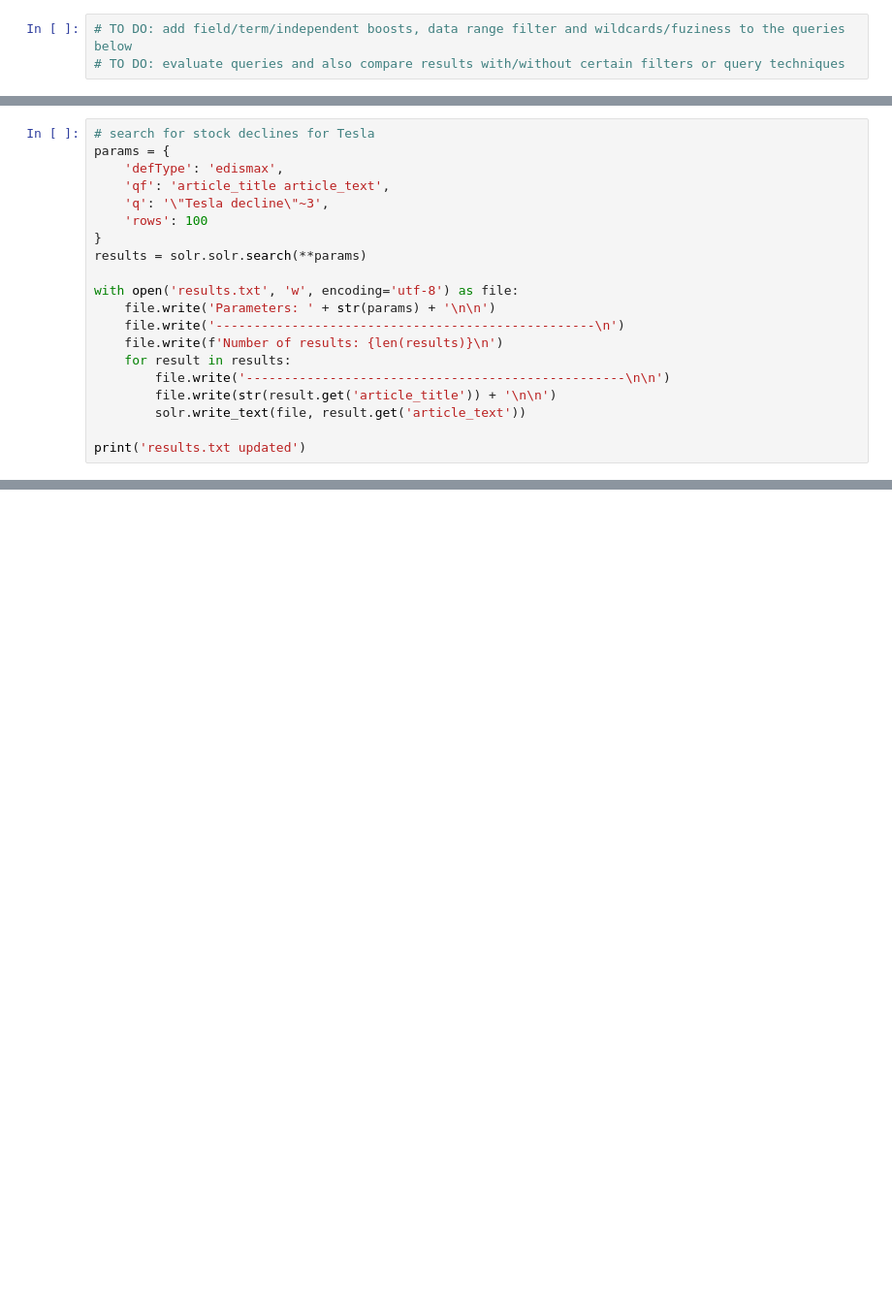
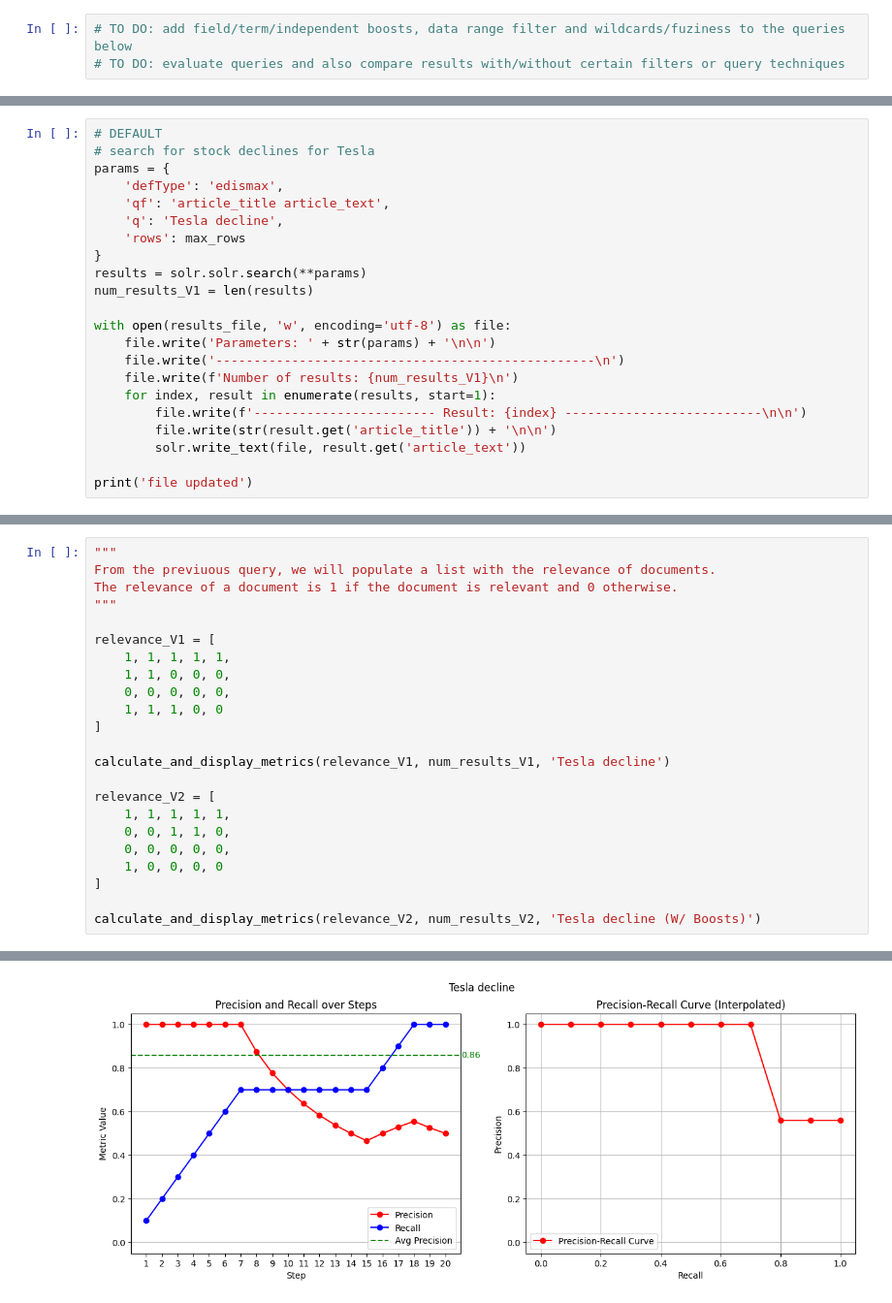
Before and after one commit to Henrique-O-S/PRI, a Jupyter notebook: src/solr.ipynb, the cells around one changed output, grey strips where cells are left out. Shown: that part at 97% size. Cells and saved outputs as stored; diff of their text form; blank space fills up the shorter version.

```diff
--- a/src/solr.ipynb
+++ b/src/solr.ipynb
@@ -66,20 +214,22 @@ print('results.txt updated')
 # %%
+# DEFAULT
 # search for stock declines for Tesla
 params = {
     'defType': 'edismax',
     'qf': 'article_title article_text',
-    'q': '\"Tesla decline\"~3',
-    'rows': 100
+    'q': 'Tesla decline',
+    'rows': max_rows
 }
 results = solr.solr.search(**params)
+num_results_V1 = len(results)
 
-with open('results.txt', 'w', encoding='utf-8') as file:
+with open(results_file, 'w', encoding='utf-8') as file:
     file.write('Parameters: ' + str(params) + '\n\n')
     file.write('--------------------------------------------------\n')
-    file.write(f'Number of results: {len(results)}\n')
-    for result in results:
-        file.write('--------------------------------------------------\n\n')
+    file.write(f'Number of results: {num_results_V1}\n')
+    for index, result in enumerate(results, start=1):
+        file.write(f'------------------------ Result: {index} --------------------------\n\n')
         file.write(str(result.get('article_title')) + '\n\n')
         solr.write_text(file, result.get('article_text'))
 
-print('results.txt updated')
+print('file updated')
@@ -85,0 +263,24 @@ print('results.txt updated')
+# %%
+"""
+From the previuous query, we will populate a list with the relevance of documents.
+The relevance of a document is 1 if the document is relevant and 0 otherwise.
+"""
+
+relevance_V1 = [
+    1, 1, 1, 1, 1,
+    1, 1, 0, 0, 0,
+    0, 0, 0, 0, 0,
+    1, 1, 1, 0, 0
+]
+
+calculate_and_display_metrics(relevance_V1, num_results_V1, 'Tesla decline')
+
+relevance_V2 = [
+    1, 1, 1, 1, 1,
+    0, 0, 1, 1, 0,
+    0, 0, 0, 0, 0,
+    1, 0, 0, 0, 0
+]
+
+calculate_and_display_metrics(relevance_V2, num_results_V2, 'Tesla decline (W/ Boosts)')
+# %% [output]
@@ -85,0 +289 @@ print('results.txt updated')
+[figure, added]
```
Also changed, not shown: parts of 18 cells of this notebook, 3 other files.
